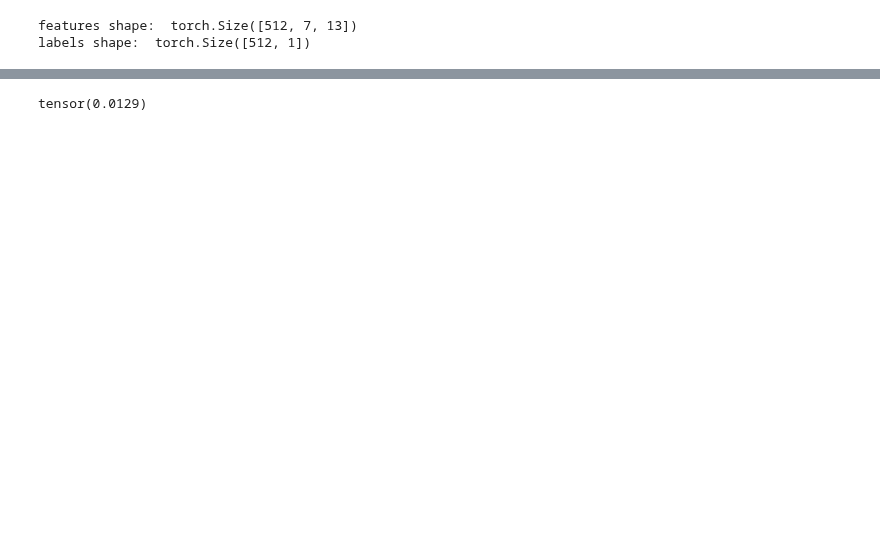
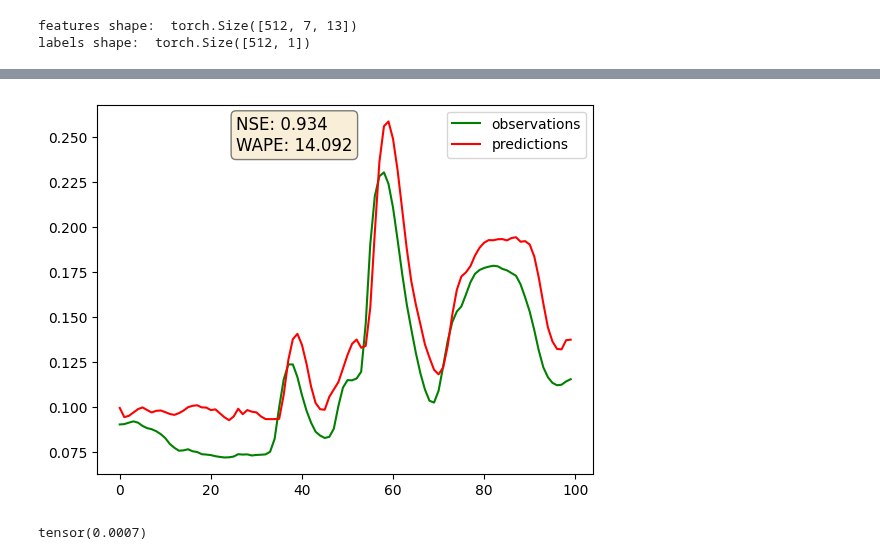
Before and after one commit to watersofthack/WaterSoft, a Jupyter notebook: Machine Learning/Day3/mlp-gpu.ipynb, the cells around one changed output, grey strips where cells are left out. Cells and saved outputs as stored; diff of their text form; code cells hidden in the pictures; blank space fills up the shorter version.

```diff
--- a/Machine Learning/Day3/mlp-gpu.ipynb
+++ b/Machine Learning/Day3/mlp-gpu.ipynb
@@ -15,7 +15,7 @@ import numpy as np
 import pandas as pd
 from sklearn.preprocessing import MinMaxScaler
 # %%
-path = '../dataset/final_data.csv'
+path = 'final_data.csv'
 # %%
 device = torch.device('cuda' if torch.cuda.is_available() else 'cpu')
 print(f'Using device: {device}')
@@ -129,7 +129,7 @@ class BasicMLPNetwork(torch.nn.Module):
         self.seq_len = seq_len
         self.pred_len = pred_len
         self.num_features = num_features
-        hidden_size_time = 512
+        hidden_size_time = 256
         hidden_size_feat = 128
         # define layers for combining across time series
         self.fc1 = torch.nn.Linear(self.seq_len, hidden_size_time)
@@ -164,9 +164,9 @@ class BasicMLPNetwork(torch.nn.Module):
 # Note that the gradients are stored insize the FC layer objects
 # For each training example we need to get rid of these gradients
 # %%
-dropout_p = 0.189369
-learning_rate = 0.000294
-weight_decay = 0.00056  # Regularization strength
+dropout_p = 0.063844
+learning_rate = 0.000286122368
+weight_decay = 0.0001111917  # Regularization strength
 
 model = BasicMLPNetwork(seq_len, pred_len, num_features, dropout_p)
 model = model.to(device)
@@ -196,9 +196,11 @@ labels shape:  torch.Size([512, 1])
 # %%
 # define metrics
 import numpy as np
+import matplotlib.pyplot as plt
+
 epsilon = np.finfo(float).eps
 
-def Wape(y, y_pred):
+def wape_function(y, y_pred):
     """Weighted Average Percentage Error metric in the interval [0; 100]"""
     y = np.array(y)
     y_pred = np.array(y_pred)
@@ -207,13 +209,13 @@ def Wape(y, y_pred):
     wape = np.divide(nominator, denominator) * 100.0
     return wape
 
-def nse(y, y_pred):
+def nse_function(y, y_pred):
     y = np.array(y)
     y_pred = np.array(y_pred)
     return (1-(np.sum((y_pred-y)**2)/np.sum((y-np.mean(y))**2)))
 
 
-def evaluate_model(model, data_loader):
+def evaluate_model(model, data_loader, plot=False):
     # following line prepares the model for evaulation mode. It disables dropout and batch normalization if they have
     # are part of the model. For our simple model it's not necessary. Still I'm going to use it.
 
@@ -228,13 +230,23 @@ def evaluate_model(model, data_loader):
         all_inputs = all_inputs.to(device)
         outputs = model(all_inputs).detach().cpu()
         avg_val_loss = loss(outputs, all_labels)
-        nsee = nse(all_labels.numpy(), outputs.numpy())
-        wapee = Wape(all_labels.numpy(), outputs.numpy())
+        nse = nse_function(all_labels.numpy(), outputs.numpy())
+        wape = wape_function(all_labels.numpy(), outputs.numpy())
 
-    print(f'NSE : {nsee}', end=' ')
-    print(f'WAPE : {wapee}', end=' ')
+    print(f'NSE : {nse}', end=' ')
+    print(f'WAPE : {wape}', end=' ')
     print(f'Validation Loss: {avg_val_loss}')
     model.train()
+
+    if plot:
+        plt.plot(np.array(all_labels.cpu()[:100]), color='green', label='observations')
+        plt.plot(np.array(outputs.cpu()[:100]), color='red', linestyle='-', label='predictions')
+        metrics_text = f"NSE: {nse:.3f}\nWAPE: {wape:.3f}"
+        plt.text(0.28, 0.97, metrics_text, transform=plt.gca().transAxes,
+        fontsize=12, verticalalignment='top', bbox=dict(boxstyle='round', facecolor='wheat', alpha=0.5))
+        plt.legend()
+        plt.show()
+
     return avg_val_loss
 # %%
 num_epochs = 200
@@ -286,4 +301,4 @@ Epoch 6: Traning Loss: 0.01714886643536289 NSE : -0.0027016401290893555 WAPE : 4
 Early stopping!
 # %%
-evaluate_model(model, test_loader)
+evaluate_model(model, test_loader, True)
 # %% [output]
@@ -291 +306,2 @@ NSE : -0.1523803472518921 WAPE : 58.526007822577576 Validation Loss: 0.012859319
+[figure, added]
-tensor(0.0129)
+tensor(0.0007)
```
Also changed, not shown: parts of 4 cells of this notebook, 8 other files.
